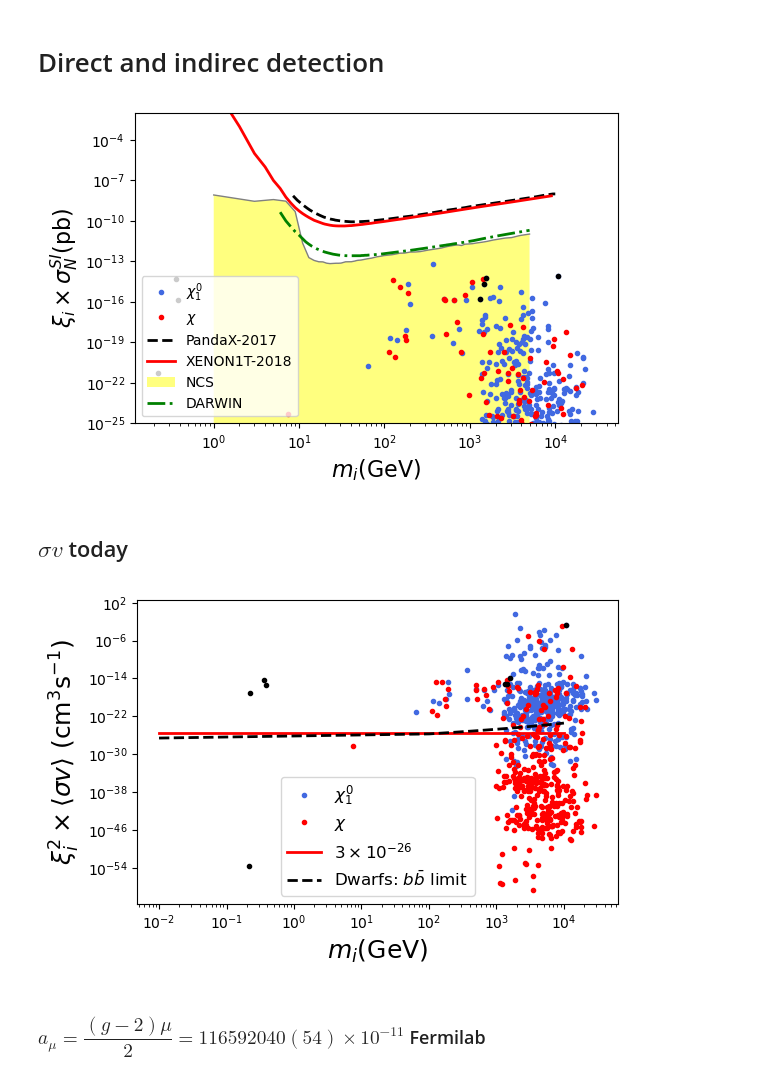
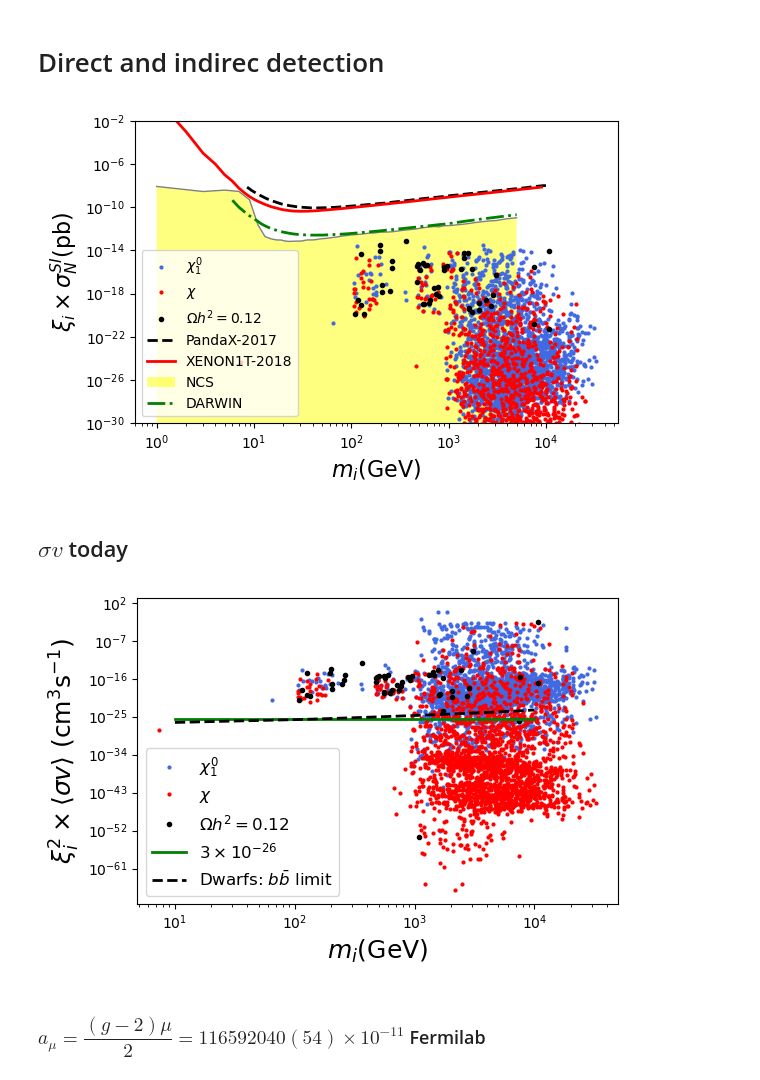
Before and after one commit to davidsuarezr/MDEO, a Jupyter notebook: random-scan-v1.ipynb, the cells around one changed output. Drawn from its saved outputs; the diff is of its cells as text; code cells hidden in the pictures.

```diff
--- a/random-scan-v1.ipynb
+++ b/random-scan-v1.ipynb
@@ -246,7 +246,7 @@ xd.shape
 ## Dark matter $\Omega h^2$
 # %%
 #Experimental values for DM:Planck results 2018
-e = 3
+e = 10
 Omega = 0.1200
 Omega_min=Omega - e*0.0012
 Omega_max=Omega + e*0.0012
@@ -350,10 +350,10 @@ DARSI=interpolate.interp1d(dd1.MDM,dd1.DAR)
 # %%
 plt.figure(figsize=(6,4))
 
-plt.loglog(xd.mXi_1, (xd.Omega1/Omega)*xd.SIN1, color='royalblue', marker='o',ms=3,linestyle='', label=r'$\chi^0_1$')
-plt.loglog(xd.mChi, (xd.Omega2/Omega)*xd.SIN1, color='red', marker='o',ms=3,linestyle='', label=r'$\chi$')
+plt.loglog(xd.mXi_1, (xd.Omega1/Omega)*xd.SIN1, color='royalblue', marker='o',ms=2,linestyle='', label=r'$\chi^0_1$')
+plt.loglog(xd.mChi, (xd.Omega2/Omega)*xd.SIN1, color='red', marker='o',ms=2,linestyle='', label=r'$\chi$')
 
-plt.loglog(yd.mXi_1, (yd.Omega1/Omega)*yd.SIN1, color='black', marker='o',ms=3,linestyle='', label=r'')
+plt.loglog(yd.mXi_1, (yd.Omega1/Omega)*yd.SIN1, color='black', marker='o',ms=3,linestyle='', label=r'$\Omega h^2=0.12$')
 plt.loglog(yd.mChi, (yd.Omega2/Omega)*yd.SIN1, color='black', marker='o',ms=3,linestyle='', label=r'')
 
 #plot pandaX data 1708.06917
@@ -364,50 +364,50 @@ plt.loglog(m,pandaX(m)*1e+36,color='k',linestyle='dashed',lw=2,label='PandaX-201
 n=np.arange(1,9000)
 plt.loglog(n,XENON1T(n)*1e+36,'r-',lw=2,label='XENON1T-2018')
 
 #plt LZ
 #n=np.arange(10,2000)
 #plt.semilogy(n,LZSI(n)*1e+36,color='darkgreen',linestyle='--',lw=3,label='LZ')
 
 #Neutrino coherent scattering
 n=np.arange(1,5.e+3,2)
 plt.loglog(n,NCS(n),color='grey',lw=1.0,label='')
 back=[]
 for i in range(0,len(n)):
     m = NCS(n[i])
     back.append(m)
 back=np.asarray(back)
 plt.fill_between(n,1.e-38,back,facecolor='yellow',alpha=0.5,label='NCS')
 
 # DARWIN SI
 n=np.arange(6,5000)
 plt.loglog(n,DARSI(n)*1e+36,color='green',linestyle='-.',lw=2,label='DARWIN')
 
 plt.xlabel(r'$m_i$(GeV)',size=16)
 plt.ylabel(r'$\xi_i\times\sigma_N^{SI}$(pb)',size=16)
 plt.legend(prop={'size':10},loc='best')
 
-plt.ylim(1e-25,1e-2)
+plt.ylim(1e-30,1e-2)
 
 plt.tight_layout()
 #plt.savefig('plots/SI.pdf')
 plt.show()
 # %% [output]
-[figure, old version]
+[figure, new version]
 # %% [markdown]
 ## $\sigma v$ today
 # %%
 plt.figure(figsize=(6,4))
 
-plt.loglog(xd.mXi_1, (xd.Omega1/Omega)**2*xd.sv, color='royalblue', marker='o',ms=3,linestyle='',label='$\chi_1^0$')
-plt.loglog(xd.mChi, (xd.Omega2/Omega)**2*xd.sv, color='red', marker='o',ms=3,linestyle='',label='$\chi$')
+plt.loglog(xd.mXi_1, (xd.Omega1/Omega)**2*xd.sv, color='royalblue', marker='o',ms=2,linestyle='',label='$\chi_1^0$')
+plt.loglog(xd.mChi, (xd.Omega2/Omega)**2*xd.sv, color='red', marker='o',ms=2,linestyle='',label='$\chi$')
 
-plt.loglog(yd.mXi_1, (yd.Omega1/Omega)**2*yd.sv, color='black', marker='o',ms=3,linestyle='',label='')
+plt.loglog(yd.mXi_1, (yd.Omega1/Omega)**2*yd.sv, color='black', marker='o',ms=3,linestyle='',label='$\Omega h^2=0.12$')
 plt.loglog(yd.mChi, (yd.Omega2/Omega)**2*yd.sv, color='black', marker='o',ms=3,linestyle='',label='')
 
 #plt.hlines(3e-26,1,1e4,'r',lw=3,label=r'$3\times 10^{-26}$')
 ##Plot xx-->> bb --> tt
-m=np.linspace(1e-2,1e4,100)
-plt.plot(m,sigmav_bb_fit(m)*0+3e-26,'r',lw=2,label=r'$3\times 10^{-26}$')
+m=np.linspace(10,1e4,100)
+plt.plot(m,sigmav_bb_fit(m)*0+3e-26,'g',lw=2,label=r'$3\times 10^{-26}$')
 plt.semilogy(m,sigmav_bb_fit(m),'k--',lw=2,label=r'Dwarfs: $b\bar{b}$ limit')
 #plt.semilogy(m,sigmav_ww_fit(m),'g-',lw=4,label=r'Dwarfs: $WW$ limit')
 
@@ -419,7 +419,7 @@ plt.tight_layout()
 #plt.savefig('plots/sv.pdf')
 plt.show()
 # %% [output]
-[figure, old version]
+[figure, new version]
 # %% [markdown]
 ### $a_{\mu}=\dfrac{(g-2)\mu}{2}=116592040(54)\times 10^{-11}$ Fermilab
 # %%
```
Also changed, not shown: parts of 4 cells of this notebook, 5 other files.
